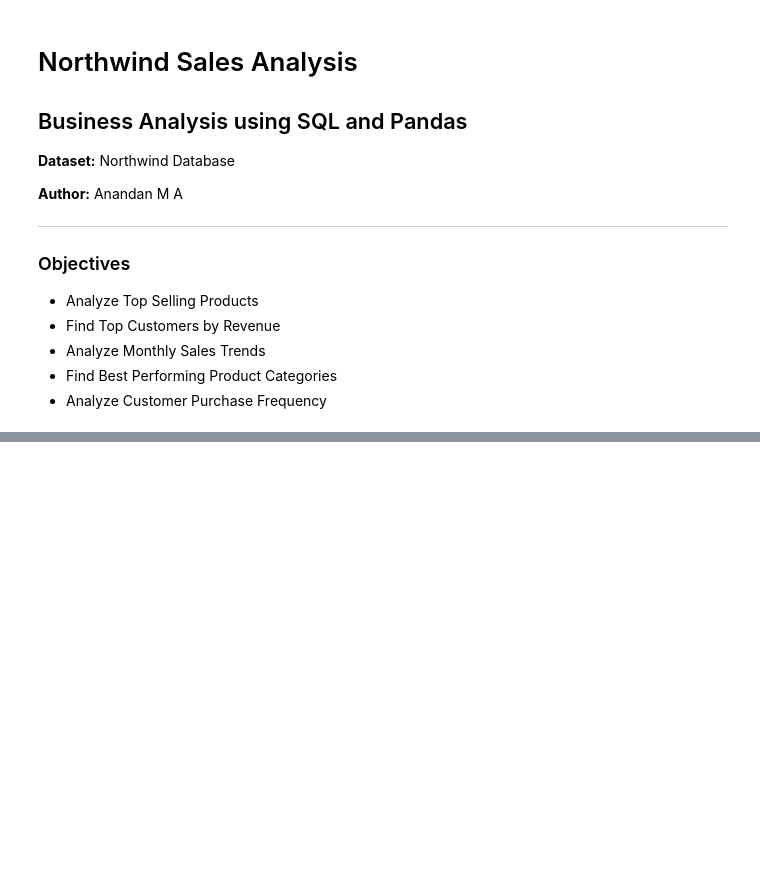
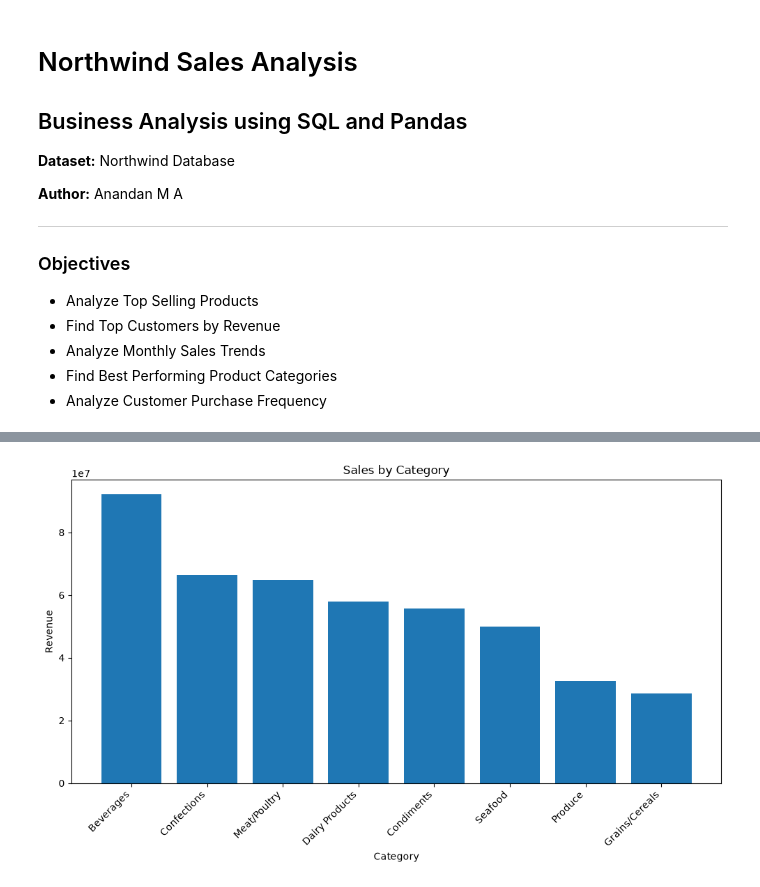
Before and after one commit to 2021Anandan/Epochs-Bootcamp-2026, a Jupyter notebook: Day02/notebooks/analysis.ipynb, the cells around one changed output, grey strips where cells are left out. Cells and saved outputs as stored; diff of their text form; code cells hidden in the pictures; blank space fills up the shorter version.

```diff
--- a/Day02/notebooks/analysis.ipynb
+++ b/Day02/notebooks/analysis.ipynb
@@ -95,0 +210,40 @@ ModuleNotFoundError: No module named 'matplotlib'
+# %%
+query = """
+SELECT
+    c.CategoryName,
+    ROUND(SUM(od.UnitPrice * od.Quantity * (1 - od.Discount)), 2) AS Revenue
+FROM Categories c
+JOIN Products p
+    ON c.CategoryID = p.CategoryID
+JOIN "Order Details" od
+    ON p.ProductID = od.ProductID
+GROUP BY c.CategoryName
+ORDER BY Revenue DESC;
+"""
+
+category_sales = pd.read_sql_query(query, conn)
+
+plt.figure(figsize=(10, 6))
+
+plt.bar(
+    category_sales["CategoryName"],
+    category_sales["Revenue"]
+)
+
+plt.title("Sales by Category")
+plt.xlabel("Category")
+plt.ylabel("Revenue")
+
+plt.xticks(rotation=45, ha="right")
+
+plt.tight_layout()
+
+plt.savefig(
+    "../images/query4_categories_chart.png",
+    dpi=300,
+    bbox_inches="tight"
+)
+
+plt.show()
+# %% [output]
+[figure, added]
```
Also changed, not shown: parts of 15 cells of this notebook.
